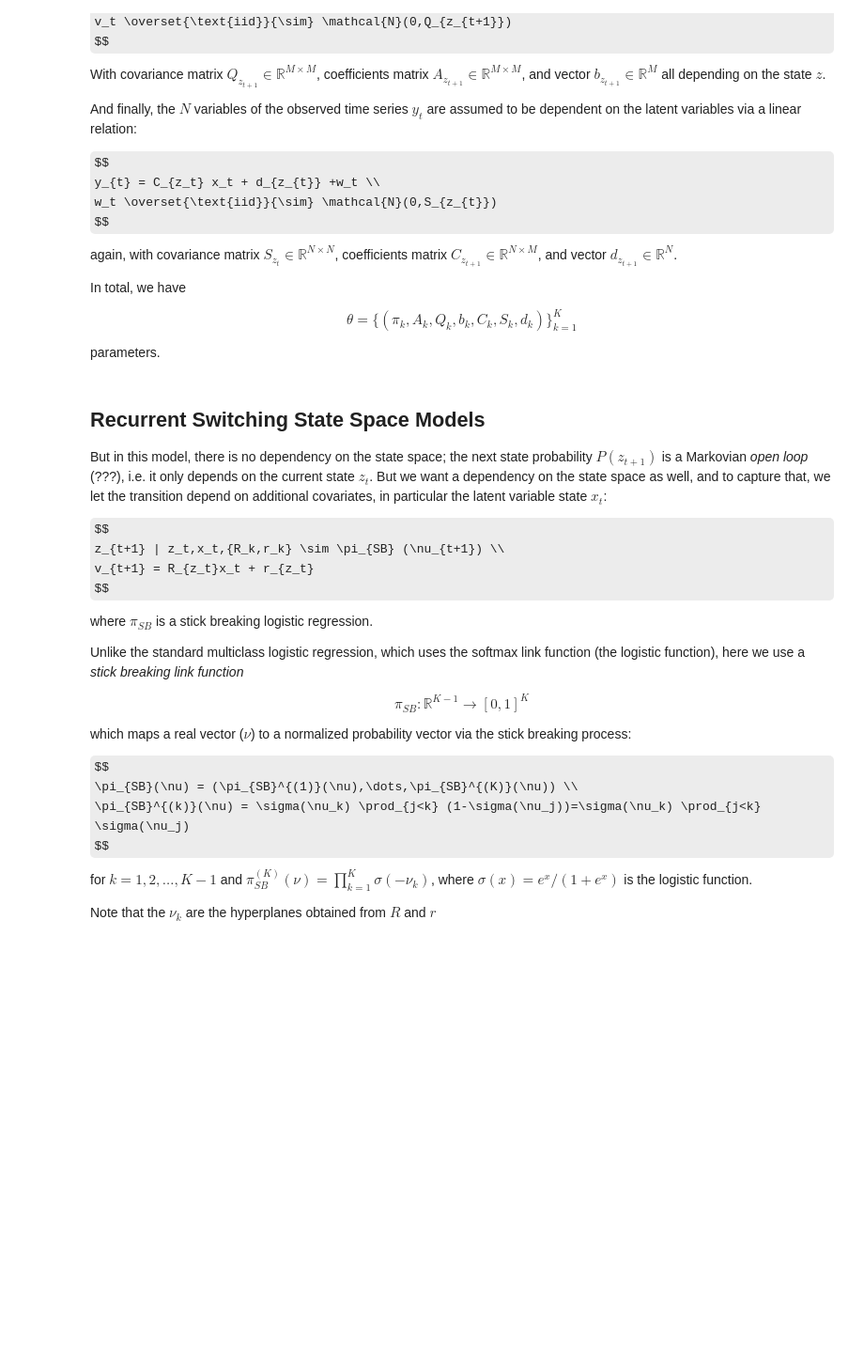
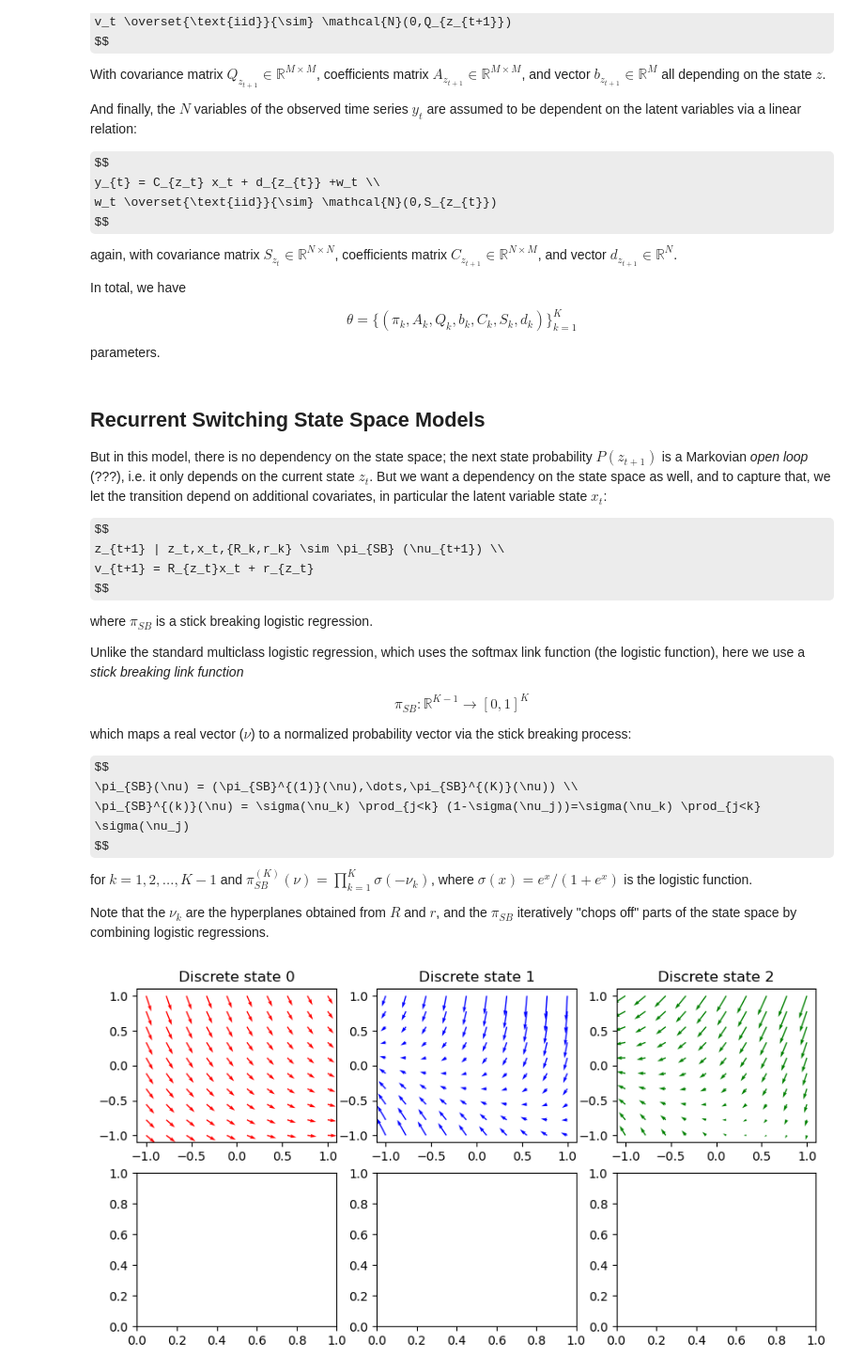
Before and after one commit to zanocrate/slds-it, a Jupyter notebook: notebook.ipynb, the cells around one changed output. Shown at 94% size. Drawn from its saved outputs; the diff is of its cells as text; code cells hidden in the pictures; some formulas as TeX source; blank space fills up the shorter version.

```diff
--- a/notebook.ipynb
+++ b/notebook.ipynb
@@ -69,4 +101,37 @@ $$
 
 for $k=1,2,\dots,K-1$ and $\pi_{SB}^{(K)}(\nu) = \prod_{k=1}^K \sigma(-\nu_k)$, where $\sigma(x)=e^x /(1+e^x)$ is the logistic function.
 
-Note that the $\nu_k$ are the hyperplanes obtained from $R$ and $r$
+Note that the $\nu_k$ are the hyperplanes obtained from $R$ and $r$, and the $\pi_{SB}$ iteratively "chops off" parts of the state space by combining logistic regressions.
+# %%
+# initialize planes
+R = np.random.randn(K,K,M)
+r = np.random.randn(K,K)
+
+# plot the dynamics
+fig,axs=plt.subplots(2,K,figsize=[10,5])
+colors = ['red','blue','green']
+
+# create the grid over X1 and X2
+res = 10
+X1 = np.linspace(-1,1,res) # is a vector of X1
+X2 = np.linspace(-1,1,res) # is a vector of X2
+X1,X2 = np.meshgrid(X1,X2)
+X1,X2 = X1.flatten(),X2.flatten()
+X = np.vstack((X1,X2))
+
+# assume starting state is 0, then we calculate the transition probability
+# to any other state using parameters
+nu = R[0] @ X + r[0].reshape(-1,1)
+
+for k in range(K):
+
+    # now X is a vector of (M,res**2) dimension
+    X_next = A[k] @ X + b[k].reshape(-1,1)
+    arrows = X_next - X
+
+    axs[0,k].quiver(X[0],X[1],arrows[0],arrows[1],color=colors[k])
+    axs[0,k].set_title('Discrete state '+str(k))
+
+    # axs[1,k].contourf(X[0],X[1],)
+# %% [output]
+[figure, added]
```
Also changed, not shown: parts of 3 cells of this notebook.
